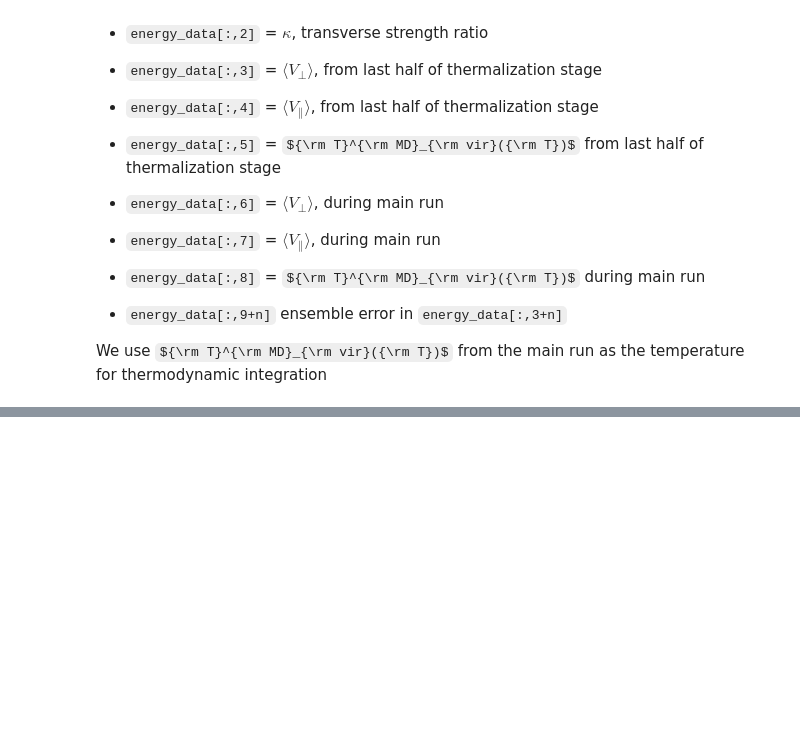
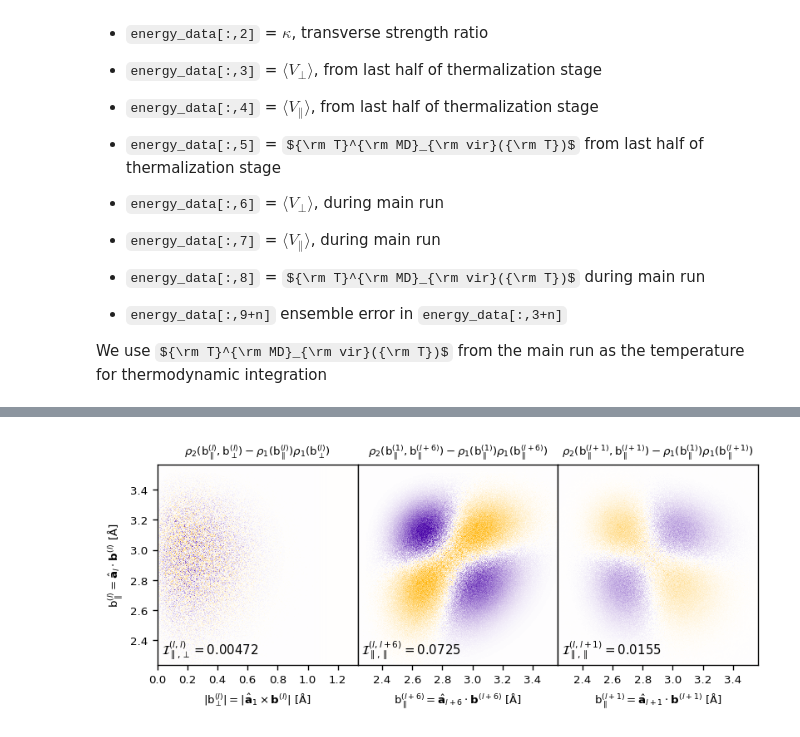
Before and after one commit to tomswinburne/BLaSA, a Jupyter notebook: analyze/bond_lattice_free_energy.ipynb, the cells around one changed output, grey strips where cells are left out. Cells and saved outputs as stored; diff of their text form; code cells hidden in the pictures; some formulas as TeX source; blank space fills up the shorter version.

```diff
--- a/analyze/bond_lattice_free_energy.ipynb
+++ b/analyze/bond_lattice_free_energy.ipynb
@@ -484,0 +492,15 @@ dEnergy_dFreeEnergy.pdf
+# %%
+# Specify as strings to guarantee match with filename
+JH_RT = '0.1' # Relative Transverse strength
+JH_T = '500' # Temperature
+JH_am = '1.00' # Relative Lattice Parameter == 1 + Strain
+
+MarginalHistPath = glob.glob(os.path.join(dump_folder,"r_*_RT%s*T%s*a%s*" % (JH_RT,JH_T,JH_am)))
+JointHistPath = glob.glob(os.path.join(dump_folder,"H_*S*_RT%s*T%s*a%s*" % (JH_RT,JH_T,JH_am)))
+
+if len(JointHistPath) > 0 and len(MarginalHistPath)>0:
+    print("Loading ",JointHistPath[0],MarginalHistPath[0])
+    JointHist = np.loadtxt(JointHistPath[0])
+    MarginalHist = np.loadtxt(MarginalHistPath[0])
+else:
+    print("Couldn't find files")
@@ -484,0 +509,77 @@ dEnergy_dFreeEnergy.pdf
+# %%
+r = MarginalHist[:,0]
+bins=r.size
+
+H=JointHist
+
+
+
+fig,axs=plt.subplots(1,3,figsize=(7,3),dpi=120,sharex=False,sharey=True)
+
+tlims = [0,700]
+atlim = [r[tlims[0]]*a0-r[0]*a0,r[tlims[1]]*a0-r[0]*a0]
+
+llims = [500,1200]
+allim = [r[llims[0]]*a0,r[llims[1]]*a0]
+
+for j in [1,0,2]:
+
+    if j==0:
+        M = H[(j)*bins*bins:(j+1)*bins*bins].reshape((bins,bins))[llims[0]:llims[1],tlims[0]:tlims[1]].copy()
+        plim = [atlim[0],atlim[1],allim[0],allim[1]]
+    else:
+        M = H[(j)*bins*bins:(j+1)*bins*bins].reshape((bins,bins))[llims[0]:llims[1],llims[0]:llims[1]].copy()
+        plim = [allim[0],allim[1],allim[0],allim[1]]
+
+    M /= M.sum()
+    rhol = M.sum(axis=0)
+    rhor = M.sum(axis=1)
+    ucjb = np.outer(rhor,rhol)
+
+    sel = (ucjb>0.0) * (M>0.0)
+
+    RE = -(np.log((M[sel])/ucjb[sel])*ucjb[sel]).sum()
+
+    print(j,RE)
+
+    M -= ucjb
+
+
+    if j==1:
+        mM = M.max()*0.8
+
+    cm = mpl.colors.LinearSegmentedColormap.from_list('my_spec',[myc['b'],(1,1,1),myc['o']], N=200)
+
+    axs[j].matshow(M,cmap=cm,extent=plim,vmin=-mM,vmax=mM)
+
+    #axs[j].text(0.02,0.02,r"$\int\ln|\rho_1\rho_1/\rho_2|\rho_1\rho_1=%.3g$" % RE,\
+    if j==0:
+        axs[j].text(0.02,0.02,r"$\mathcal{I}^{(l,l)}_{\parallel,\perp}=%.3g$" % RE,\
+             fontsize=9,transform=axs[j].transAxes,horizontalalignment='left',verticalalignment='bottom')
+    else:
+        axs[j].text(0.02,0.02,r"$\mathcal{I}^{(l,l+%d)}_{\parallel,\parallel}=%.3g$" % (6-5*(j-1),RE),\
+             fontsize=9,transform=axs[j].transAxes,horizontalalignment='left',verticalalignment='bottom')
+
+
+axs[0].set_title(r"$\rho_2({\rm b}^{(l)}_\parallel,{\rm b}^{(l)}_\perp)-\rho_1({\rm b}^{(l)}_\parallel)\rho_1({\rm b}^{(l)}_\perp)$",fontsize=8,pad=0)
+axs[1].set_title(r"$\rho_2({\rm b}^{(1)}_\parallel,{\rm b}^{(l+6)}_\parallel)-\rho_1({\rm b}^{(1)}_\parallel)\rho_1({\rm b}^{(l+6)}_\parallel)$",fontsize=8,pad=0)
+axs[2].set_title(r"$\rho_2({\rm b}^{(l+1)}_\parallel,{\rm b}^{(l+1)}_\parallel)-\rho_1({\rm b}^{(1)}_\parallel)\rho_1({\rm b}^{(l+1)}_\parallel)$",fontsize=8,pad=0)
+
+for j in range(3):
+    axs[j].tick_params(labelsize=8)
+    axs[j].tick_params(axis="x", bottom=True, labelbottom=True, top=False, labeltop=False)
+    axs[j].tick_params(axis="y", left=False, labelleft=False, right=False, labelright=False)
+axs[0].tick_params(axis="y", left=True, labelleft=True, right=False, labelright=False)
+axs[0].set_xticks([0.0,0.2,0.4,0.6,0.8,1.0,1.2])
+axs[0].set_ylabel(r"${\rm b}^{(l)}_\parallel = \hat{\bf a}_{l}\cdot{\bf b}^{(l)}$ [$\rm\AA$]",fontsize=8)
+
+
+axs[0].set_xlabel(r"$|{\rm b}^{(l)}_\perp| = |\hat{\bf a}_{1}\times{\bf b}^{(l)}|$ [$\rm\AA$]",fontsize=8)
+axs[1].set_xlabel(r"${\rm b}^{(l+6)}_\parallel = \hat{\bf a}_{l+6}\cdot{\bf b}^{(l+6)}$ [$\rm\AA$]",fontsize=8)
+axs[2].set_xlabel(r"${\rm b}^{(l+1)}_\parallel = \hat{\bf a}_{l+1}\cdot{\bf b}^{(l+1)}$ [$\rm\AA$]",fontsize=8)
+
+plt.tight_layout()
+plt.subplots_adjust(wspace=0.,hspace=0.)
+
+plt.savefig("correlations_am%s_T%sK_RT%s.pdf" % (JH_RT,JH_T,JH_am) )
+# %% [output]
@@ -484,0 +589 @@ dEnergy_dFreeEnergy.pdf
+[figure, added]
```
Also changed, not shown: parts of 6 cells of this notebook, 1 other file.
